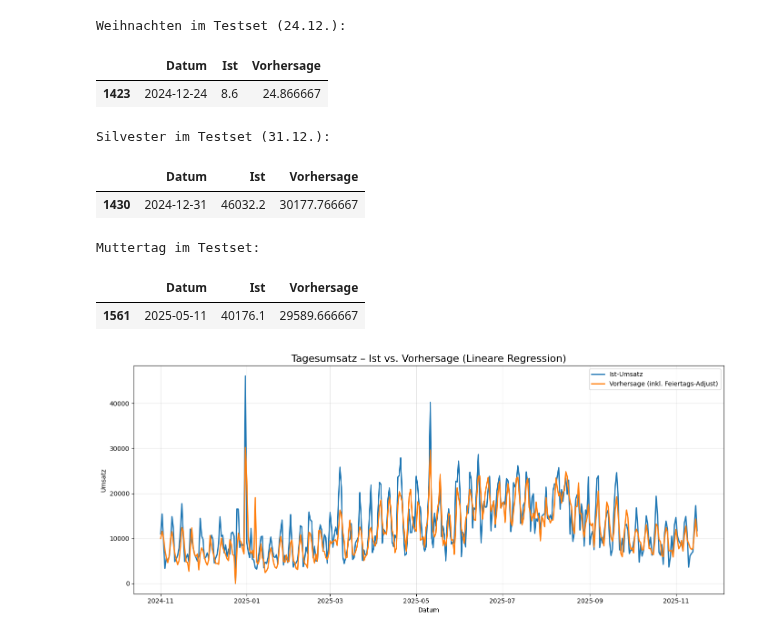
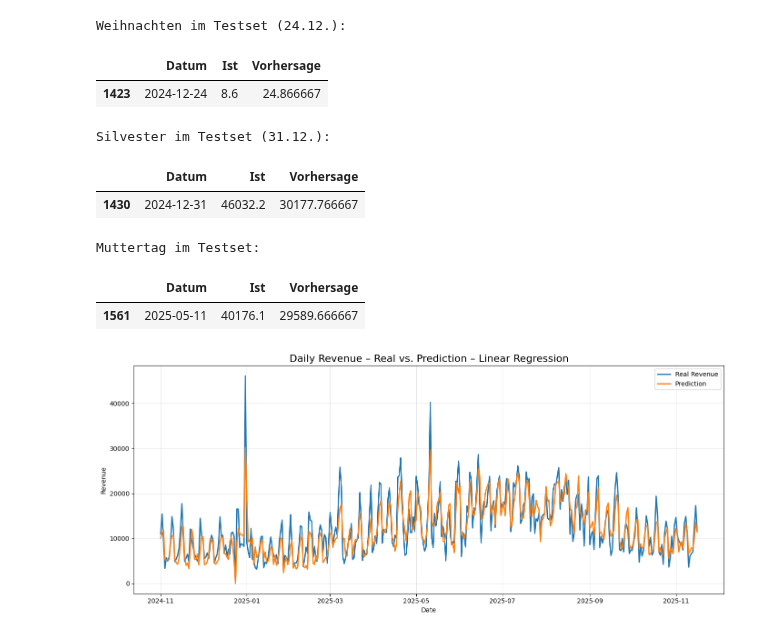
Before and after one commit to Luggias/DSF_Group_Project, a Jupyter notebook: linear_regression.ipynb, the cells around one changed output. Drawn from its saved outputs; the diff is of its cells as text; code cells hidden in the pictures.

```diff
--- a/linear_regression.ipynb
+++ b/linear_regression.ipynb
@@ -9,54 +9,64 @@ from sklearn.metrics import mean_squared_error, r2_score, mean_absolute_error
 import matplotlib.pyplot as plt
 from helper_functions import is_christmas,is_mothers_day,is_special_day,mothers_day,is_silvester,holiday_average_last_3_years
 
-# ============================================
-# 1) Daten laden
-# ============================================
+
+# Load Data
 df = pd.read_csv("data/dataset-merged-2.csv")
 df["Datum"] = pd.to_datetime(df["Datum"])
 df = df.sort_values("Datum")
 
-# 1.1) Spalten entfernen, die Umsatzbestandteile sind (sonst Data Leakage)
+# Remove columns containing target variable parts
 df = df.drop(columns=["Terrasse", "Restaurant"], errors="ignore")
 
-# Zielvariable
+# Set target
 target = "Tagesumsatz Restaurant"
 
-# ============================================
-# 2) Lag-Features
-# ============================================
+# Create lag features
 df["lag1"] = df[target].shift(1)
 df["lag2"] = df[target].shift(2)
+df["lag3"] = df[target].shift(3)
 df["lag7"] = df[target].shift(7)
+df["lag14"] = df[target].shift(14)
+df["lag21"] = df[target].shift(21)
+df["lag28"] = df[target].shift(28)
 df["lag30"] = df[target].shift(30)
 
-# NaN durch Lags entfernen
+# Create more date-related features
+df["month"] = df["Datum"].dt.month
+df["dayofyear"] = df["Datum"].dt.dayofyear
+df["quarter"] = df["Datum"].dt.quarter
+df["weekofyear"] = df["Datum"].dt.isocalendar().week.astype(int)
+df["weekday"] = df["Datum"].dt.weekday
+
+# Create Rolling Window features
+df["roll_mean_7"] = df[target].shift(1).rolling(7).mean()
+df["roll_mean_14"] = df[target].shift(1).rolling(14).mean()
+df["roll_mean_28"] = df[target].shift(1).rolling(28).mean()
+
+df["roll_std_7"] = df[target].shift(1).rolling(7).std()
+df["roll_std_14"] = df[target].shift(1).rolling(14).std()
+
+# Clean NAs
 df = df.dropna().reset_index(drop=True)
 
-# ============================================
-# 3) Feature-Auswahl
-# ============================================
+# Select feature columns and create X, y
 num_cols = df.select_dtypes(include=["number"]).columns
 cols_to_exclude = ["Tagesumsatz Restaurant", "Restaurant", "Terrasse"]
 feature_cols = [c for c in num_cols if c not in cols_to_exclude]
 
 X = df[feature_cols]
-y = df[[target]]  # als DataFrame für StandardScaler
+y = df[[target]]
 
-# ============================================
-# 5) Zeitbasiertes Train/Test-Split
-# ============================================
+# Time-based Train/Test-Split
 split_date = pd.Timestamp("2024-11-01")
-
 train_mask = df["Datum"] < split_date
 test_mask  = df["Datum"] >= split_date
 
 X_train, X_test = X[train_mask], X[test_mask]
 y_train, y_test = y[train_mask], y[test_mask]
 
-# ============================================
-# 5b) Weihnachten, Silvester & Muttertag aus TRAINING entfernen
-# ============================================
+
+# Remove special days from training as they're outliers
 train_dates = df.loc[train_mask, "Datum"]
 special_mask_train = train_dates.apply(is_special_day)
 
@@ -66,9 +76,7 @@ y_train = y_train[~special_mask_train]
 print("Train size (ohne Weihnachten/Silvester/Muttertag):", X_train.shape)
 print("Test size                                      :", X_test.shape)
 
-# ============================================
-# 6) Standardisierung von X und y
-# ============================================
+# Standardizing X and y
 scaler_X = StandardScaler()
 scaler_y = StandardScaler()
 
@@ -78,32 +86,24 @@ X_test_scaled  = scaler_X.transform(X_test)
 y_train_scaled = scaler_y.fit_transform(y_train)
 y_test_scaled  = scaler_y.transform(y_test)
 
-# ============================================
-# 7) Modell trainieren
-# ============================================
+
+# Train Model
 model = LinearRegression()
 model.fit(X_train_scaled, y_train_scaled.ravel())
 
-# ============================================
-# 8) Vorhersagen & Rücktransformation
-# ============================================
+# Make predictions and transform back
 y_pred_scaled = model.predict(X_test_scaled)
 
 y_pred = scaler_y.inverse_transform(y_pred_scaled.reshape(-1, 1)).ravel()
 y_test_original = y_test.values.ravel()
 
-# ============================================
-# 8b) Adjust für Weihnachten, Silvester & Muttertag
-#      Vorhersage = Durchschnitt der letzten 3 Jahre
-# ============================================
+# Adjust special days forecast
 y_pred_adjusted = y_pred.copy()
 test_dates = df.loc[test_mask, "Datum"].values
-
 for i, d in enumerate(test_dates):
     d = pd.Timestamp(d)
     year = d.year
 
-    # Weihnachten (24.12.)
     if is_christmas(d):
         avg_xmas = holiday_average_last_3_years(
             df_full=df,
@@ -114,7 +114,6 @@ for i, d in enumerate(test_dates):
         if avg_xmas is not None:
             y_pred_adjusted[i] = avg_xmas
 
-    # Silvester (31.12.)
     if is_silvester(d):
         avg_silvester = holiday_average_last_3_years(
             df_full=df,
@@ -125,7 +124,6 @@ for i, d in enumerate(test_dates):
         if avg_silvester is not None:
             y_pred_adjusted[i] = avg_silvester
 
-    # Muttertag
     if is_mothers_day(d):
         avg_mothers = holiday_average_last_3_years(
             df_full=df,
@@ -136,9 +134,7 @@ for i, d in enumerate(test_dates):
         if avg_mothers is not None:
             y_pred_adjusted[i] = avg_mothers
 
-# ============================================
-# 9) Metriken mit angepasster Vorhersage
-# ============================================
+# Compute metrics
 mse = mean_squared_error(y_test_original, y_pred_adjusted)
 rmse = mse ** 0.5
 r2 = r2_score(y_test_original, y_pred_adjusted)
@@ -174,9 +170,7 @@ print(f"MAE          : {mae:.2f}")
 print(f"Relative MSE : {relative_MSE:.4f}")
 print(f"MAPE         : {mape_value:.2f}%")
 
-# ============================================
-# 10) Ergebnis-Tabelle
-# ============================================
+# Results table
 results = pd.DataFrame({
     "Datum": df.loc[test_mask, "Datum"],
     "Ist": y_test_original,
@@ -185,7 +179,7 @@ results = pd.DataFrame({
 
 display(results.head(20))
 
-# Am Schluss: explizit Weihnachten, Silvester & Muttertag anzeigen
+# Show special days explicitely
 print("\nWeihnachten im Testset (24.12.):")
 display(results[(results["Datum"].dt.month == 12) & (results["Datum"].dt.day == 24)])
 
@@ -196,16 +190,14 @@ print("\nMuttertag im Testset:")
 results_mothers = results[results["Datum"].apply(lambda d: d == mothers_day(d.year))]
 display(results_mothers)
 
-# ============================================
-# 11) Plot
-# ============================================
+# Plot
 plt.figure(figsize=(14, 6))
-plt.plot(results["Datum"], results["Ist"], label="Ist-Umsatz", linewidth=2)
-plt.plot(results["Datum"], results["Vorhersage"], label="Vorhersage (inkl. Feiertags-Adjust)", linewidth=2)
+plt.plot(results["Datum"], results["Ist"], label="Real Revenue", linewidth=2)
+plt.plot(results["Datum"], results["Vorhersage"], label="Prediction", linewidth=2)
 
-plt.title("Tagesumsatz – Ist vs. Vorhersage (Lineare Regression)", fontsize=16)
-plt.xlabel("Datum")
-plt.ylabel("Umsatz")
+plt.title("Daily Revenue – Real vs. Prediction – Linear Regression", fontsize=16)
+plt.xlabel("Date")
+plt.ylabel("Revenue")
 plt.legend()
 plt.grid(True, alpha=0.3)
 plt.tight_layout()
@@ -241,10 +233,10 @@ MAPE         : 25.48%
 Weihnachten im Testset (24.12.):
 |  | Datum | Ist | Vorhersage |
 | 1423 | 2024-12-24 | 8.6 | 24.866667 |
 Silvester im Testset (31.12.):
 |  | Datum | Ist | Vorhersage |
 | 1430 | 2024-12-31 | 46032.2 | 30177.766667 |
 Muttertag im Testset:
 |  | Datum | Ist | Vorhersage |
 | 1561 | 2025-05-11 | 40176.1 | 29589.666667 |
-[figure, old version]
+[figure, new version]
```
Also changed, not shown: parts of 5 cells of this notebook, 1 other file.
